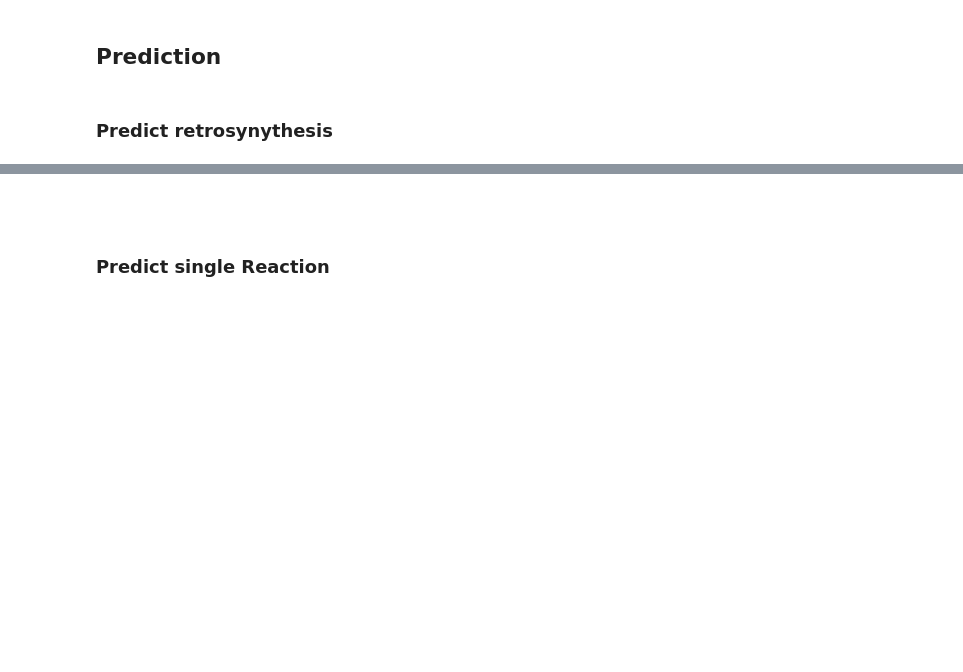
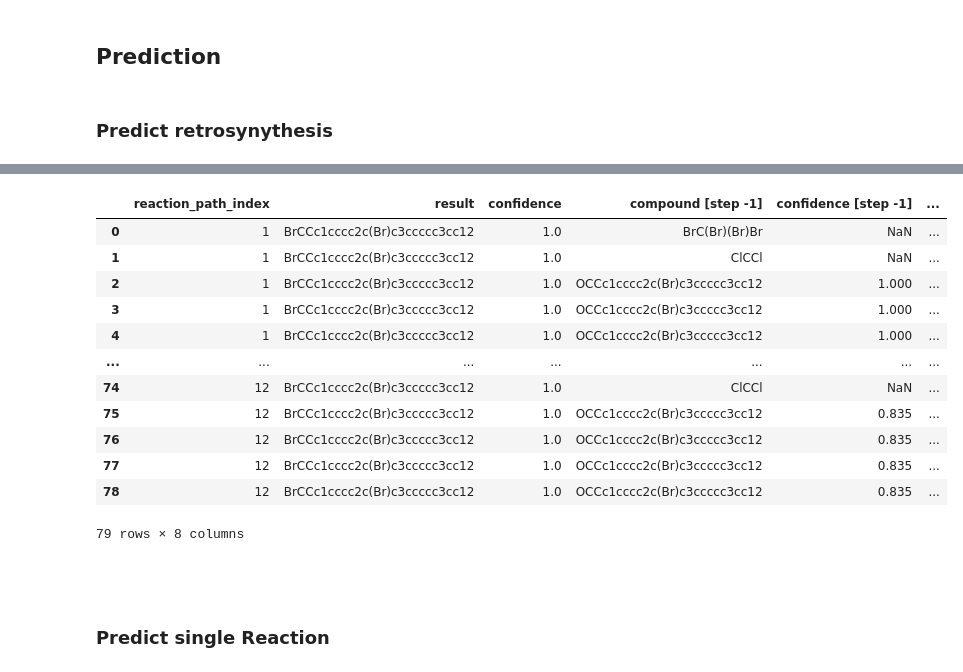
Before and after one commit to acceleratedscience/openad-plugin-rxn, a Jupyter notebook: testing/test-plugin-rxn.ipynb, the cells around one changed output, grey strips where cells are left out. Cells and saved outputs as stored; diff of their text form; code cells hidden in the pictures; blank space fills up the shorter version.

```diff
--- a/testing/test-plugin-rxn.ipynb
+++ b/testing/test-plugin-rxn.ipynb
@@ -117,3 +155,21 @@ data
+# %%
+# Data API as df
+data = %openadd rxn predict retrosynthesis 'BrCCc1cccc2c(Br)c3ccccc3cc12' using (max_steps=3) use cache return df
+data
+# %% [output]
+|  | reaction_path_index | result | confidence | compound [step -1] | confidence [step -1] | ... |
+| 0 | 1 | BrCCc1cccc2c(Br)c3ccccc3cc12 | 1.0 | BrC(Br)(Br)Br | NaN | ... |
+| 1 | 1 | BrCCc1cccc2c(Br)c3ccccc3cc12 | 1.0 | ClCCl | NaN | ... |
+| 2 | 1 | BrCCc1cccc2c(Br)c3ccccc3cc12 | 1.0 | OCCc1cccc2c(Br)c3ccccc3cc12 | 1.000 | ... |
+| 3 | 1 | BrCCc1cccc2c(Br)c3ccccc3cc12 | 1.0 | OCCc1cccc2c(Br)c3ccccc3cc12 | 1.000 | ... |
+| 4 | 1 | BrCCc1cccc2c(Br)c3ccccc3cc12 | 1.0 | OCCc1cccc2c(Br)c3ccccc3cc12 | 1.000 | ... |
+| ... | ... | ... | ... | ... | ... | ... |
+| 74 | 12 | BrCCc1cccc2c(Br)c3ccccc3cc12 | 1.0 | ClCCl | NaN | ... |
+| 75 | 12 | BrCCc1cccc2c(Br)c3ccccc3cc12 | 1.0 | OCCc1cccc2c(Br)c3ccccc3cc12 | 0.835 | ... |
+| 76 | 12 | BrCCc1cccc2c(Br)c3ccccc3cc12 | 1.0 | OCCc1cccc2c(Br)c3ccccc3cc12 | 0.835 | ... |
+| 77 | 12 | BrCCc1cccc2c(Br)c3ccccc3cc12 | 1.0 | OCCc1cccc2c(Br)c3ccccc3cc12 | 0.835 | ... |
+| 78 | 12 | BrCCc1cccc2c(Br)c3ccccc3cc12 | 1.0 | OCCc1cccc2c(Br)c3ccccc3cc12 | 0.835 | ... |
+79 rows × 8 columns
 # %% [markdown]
 <br>
 # %% [markdown]
```
Also changed, not shown: parts of 3 cells of this notebook, 7 other files.
